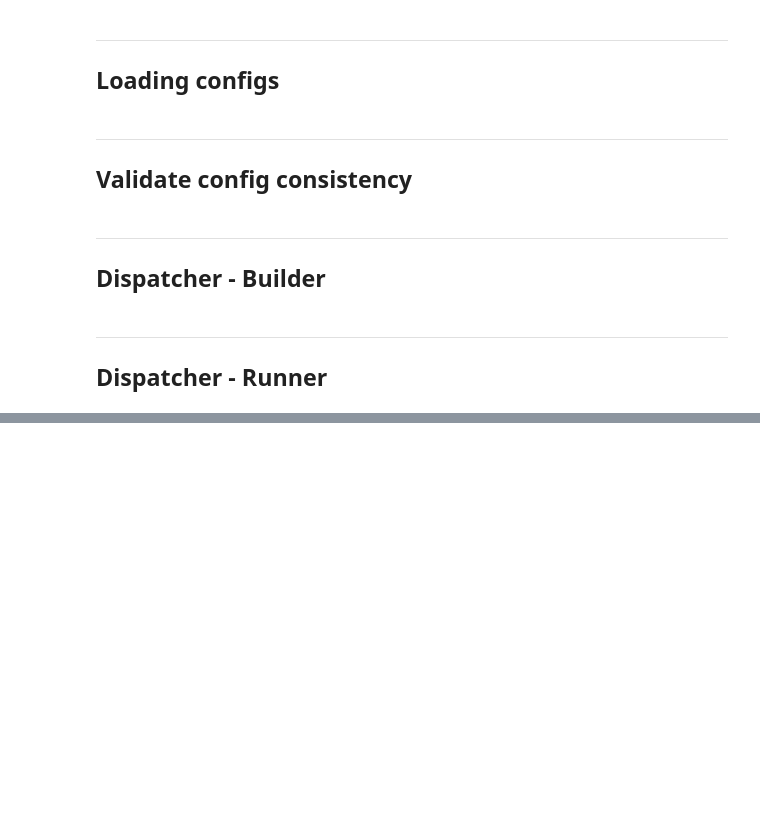
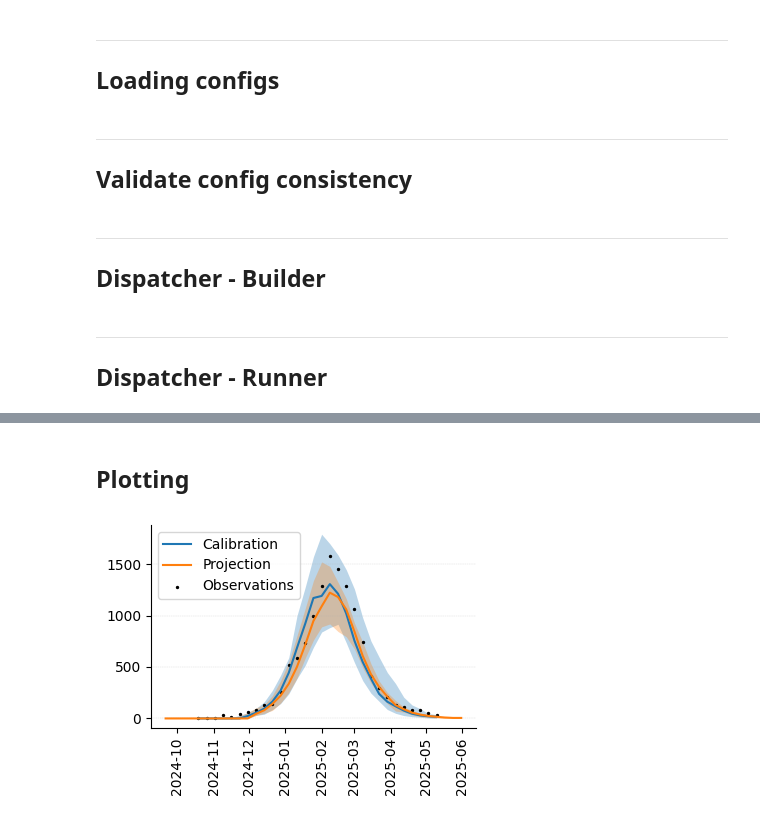
Before and after one commit to mobs-lab/epymodelingsuite, a Jupyter notebook: tutorials/Tutorial_Dispatcher.ipynb, the cells around one changed output, grey strips where cells are left out. Cells and saved outputs as stored; diff of their text form; code cells hidden in the pictures; blank space fills up the shorter version.

Commit message:
Add calibration/projection plot

```diff
--- a/tutorials/Tutorial_Dispatcher.ipynb
+++ b/tutorials/Tutorial_Dispatcher.ipynb
@@ -36,6 +40,9 @@ basemodel_config_standalone = load_basemodel_config_from_file("data/basic_basemo
 sampling_config = load_sampling_config_from_file("data/flu_round05_modelset_sampling.yml")
 # %%
 calibration_config = load_calibration_config_from_file("data/flu_round05_modelset_calibration.yml")
+# %%
+# Override calibration settings temporarily
+calibration_config.modelset.calibration.strategy.options['num_generations'] = 7
 # %% [markdown]
 ***
 ## Validate config consistency
@@ -133,0 +95,50 @@ SimulationResults(trajectories=[Trajectory(compartments={'S_0-4': array([233475.
+# %% [markdown]
+## Plotting
+# %%
+calibration_quantiles = runner_output_calibration.results.get_calibration_quantiles()
+# %%
+projection_quantiles = runner_output_calibration.results.get_projection_quantiles()
+# %%
+# Sum up transitions
+projection_quantiles['data'] = np.sum(projection_quantiles[['Home_sev_to_Hosp_total', 'Home_sev_vax_to_Hosp_vax_total']], axis=1)
+# %%
+fig, ax = plt.subplots(1,1, figsize=(4,3))
+
+# ax.scatter(x, y, marker='o', lw=0)
+plot_quantiles(
+    calibration_quantiles,
+    ax=ax,
+    labels="Calibration",
+    columns=["data"],
+    colors="C0",
+)
+
+plot_quantiles(
+    projection_quantiles,
+    ax=ax,
+    labels="Projection",
+    columns=["data"],
+    colors="C1",
+)
+
+ax.scatter(
+    calibration_quantiles['date'].unique(),
+    runner_output_calibration.results.observed_data['data'],
+    color='black',
+    label='Observations',
+    s=2
+)
+
+ax.set_title("", loc='left')
+
+ax.set_xlabel("")
+ax.set_ylabel("")
+
+ax.tick_params(axis='x', labelrotation=90)
+
+ax.legend(loc='upper left', frameon=True)
+
+fig.tight_layout()
+plt.show()
+# %% [output]
+[figure, added]
```
Also changed, not shown: parts of 10 cells of this notebook.
